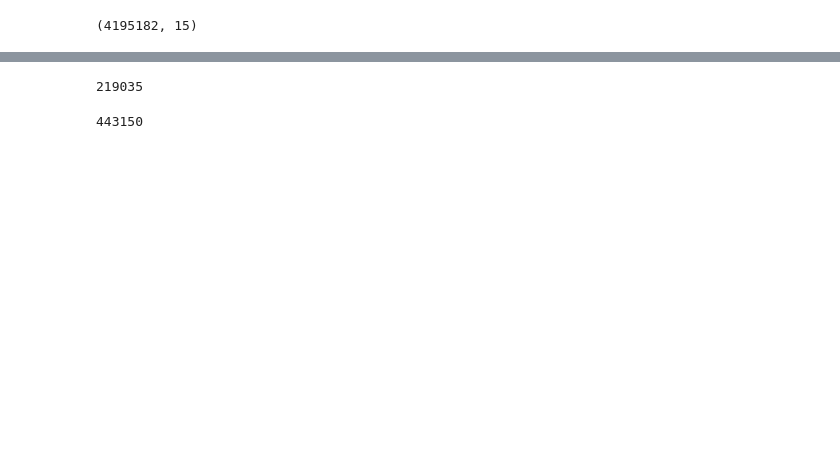
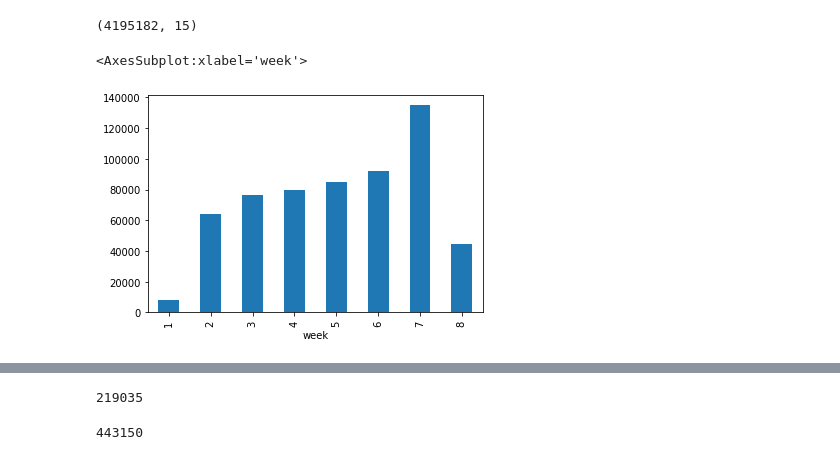
Before and after one commit to heitor57/fashion-rss, a Jupyter notebook: data_exploration_2.ipynb, the cells around one changed output, grey strips where cells are left out. Drawn from its saved outputs; the diff is of its cells as text; code cells hidden in the pictures; blank space fills up the shorter version.

```diff
--- a/data_exploration_2.ipynb
+++ b/data_exploration_2.ipynb
@@ -19,3 +19,14 @@ from tqdm import tqdm
 import time
 import dataset
 import utils
+
+
+import pandas as pd
+import matplotlib.pyplot as plt
+import numpy as np
+from tqdm import tqdm
+import time
+plt.style.reload_library()
+plt.style.use(['science','notebook'])
+plt.rcParams['figure.figsize'] = [12/2, 8/2]
+plt.rcParams['figure.dpi'] = 100 # 200 e.g. is really fine, but slower
@@ -40,3 +58,10 @@ full_df = pd.concat([train_df.drop('is_click',axis=1),validation_df],axis=0)
 full_df.shape
 # %% [output]
 (4195182, 15)
+# %%
+# fig, ax =plt.subplots()
+
+train_df.groupby(['week'])['query_id'].nunique().plot(kind="bar")
+# %% [output]
+<AxesSubplot:xlabel='week'>
+[figure, added]
```
Also changed, not shown: parts of 10 cells of this notebook, 12 other files.
